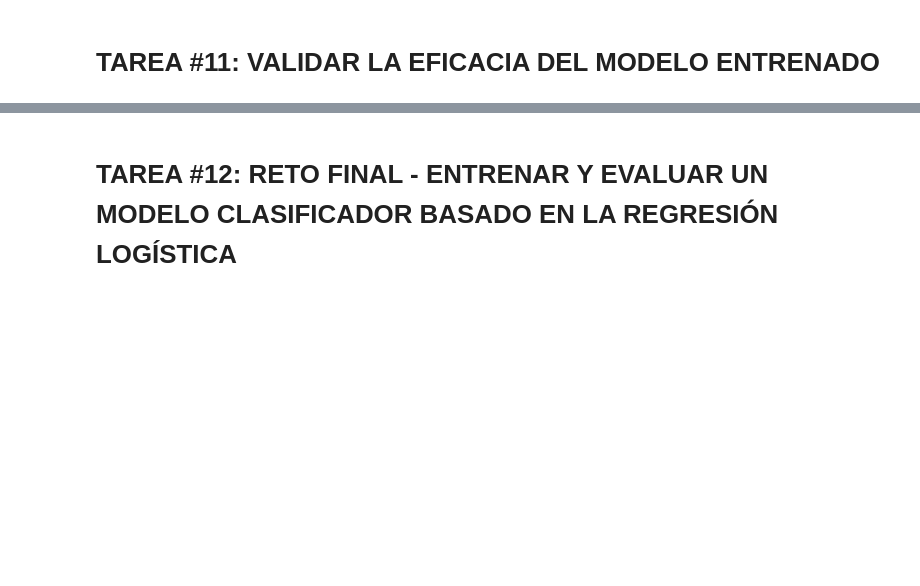
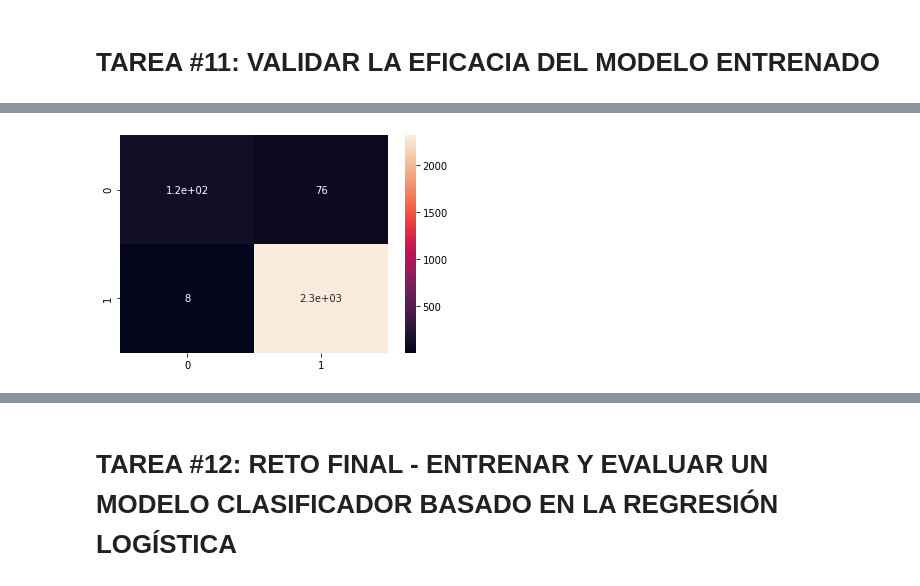
Before and after one commit to cristobalvch/DataScience-For-Business, a Jupyter notebook: Public-Relations-NLP.ipynb, the cells around one changed output, grey strips where cells are left out. Cells and saved outputs as stored; diff of their text form; code cells hidden in the pictures; blank space fills up the shorter version.

```diff
--- a/Public-Relations-NLP.ipynb
+++ b/Public-Relations-NLP.ipynb
@@ -262,0 +265,9 @@ MultinomialNB(alpha=1.0, class_prior=None, fit_prior=True)
+# %%
+y_predict_train = nb_multionimal.predict(X_train)
+y_predict_test = nb_multionimal.predict(X_test)
+# %%
+cm = confusion_matrix(y_train,y_predict_train)
+sns.heatmap(cm,annot=True,)
+plt.show()
+# %% [output]
+[figure, added]
```
Also changed, not shown: parts of 10 cells of this notebook.
